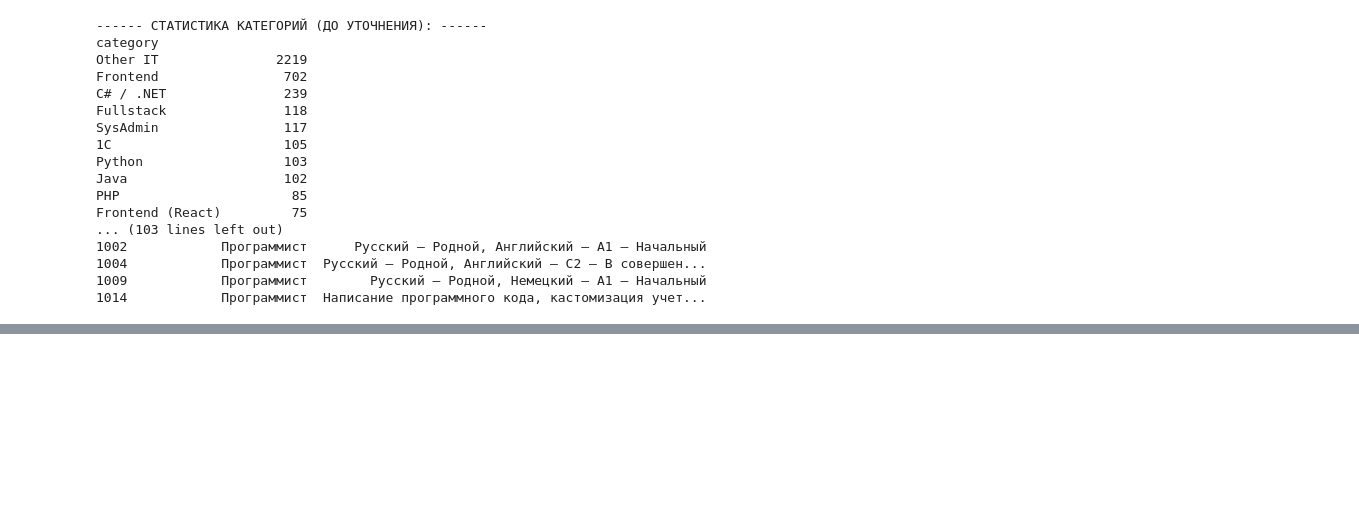
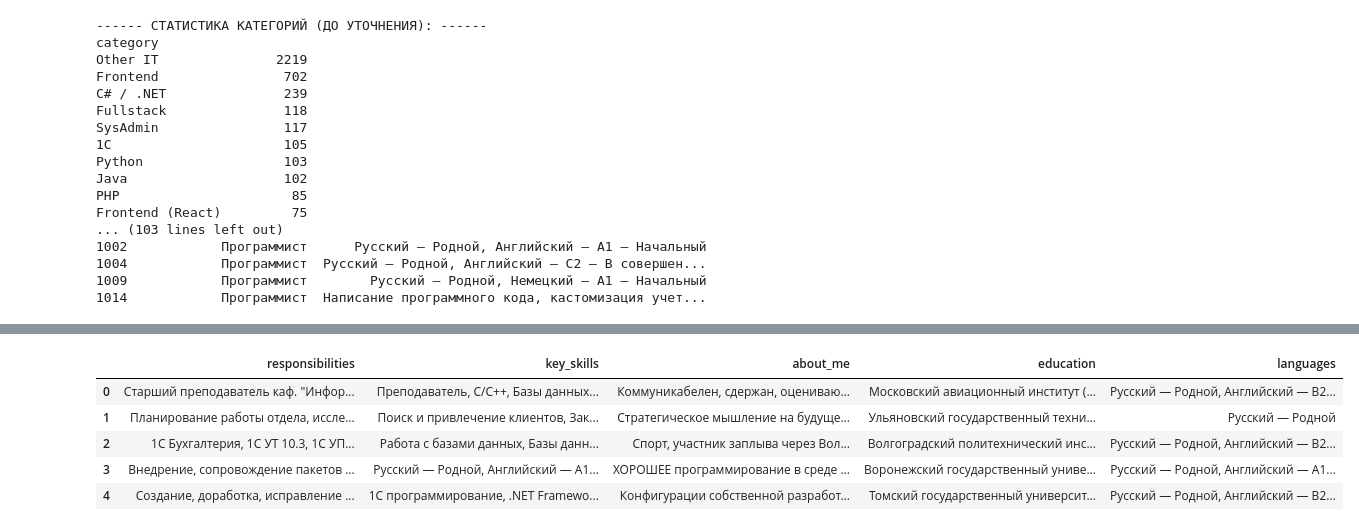
Before and after one commit to mcdodik20008/tg-bot, a Jupyter notebook: notebooks/resume_kasphitskii_parashchuk.ipynb, the cells around one changed output, grey strips where cells are left out. Saved outputs shown, nothing was run; the diff lists cells and outputs as text; code cells hidden in the pictures; blank space fills up the shorter version.

Commit message:
feat: resume dataset processing

```diff
--- a/notebooks/resume_kasphitskii_parashchuk.ipynb
+++ b/notebooks/resume_kasphitskii_parashchuk.ipynb
@@ -714,0 +718,12 @@ Name: count, dtype: int64
+# %%
+df_resume_classification = df_sampled.copy()[['responsibilities', 'key_skills', 'about_me', 'education', 'languages']]
+df_resume_classification_target = df_sampled.copy()[['category']]
+
+df_resume_classification.head()
+# %% [output]
+|  | responsibilities | key_skills | about_me | education | languages |
+| 0 | Старший преподаватель каф. "Инфор... | Преподаватель, C/C++, Базы данных... | Коммуникабелен, сдержан, оцениваю... | Московский авиационный институт (... | Русский — Родной, Английский — B2... |
+| 1 | Планирование работы отдела, иссле... | Поиск и привлечение клиентов, Зак... | Стратегическое мышление на будуще... | Ульяновский государственный техни... | Русский — Родной |
+| 2 | 1С Бухгалтерия, 1С УТ 10.3, 1С УП... | Работа с базами данных, Базы данн... | Спорт, участник заплыва через Вол... | Волгоградский политехнический инс... | Русский — Родной, Английский — B2... |
+| 3 | Внедрение, сопровождение пакетов ... | Русский — Родной, Английский — A1... | ХОРОШЕЕ программирование в среде ... | Воронежский государственный униве... | Русский — Родной, Английский — A1... |
+| 4 | Создание, доработка, исправление ... | 1С программирование, .NET Framewo... | Конфигурации собственной разработ... | Томский государственный университ... | Русский — Родной, Английский — B2... |
```
Also changed, not shown: parts of 7 cells of this notebook.
